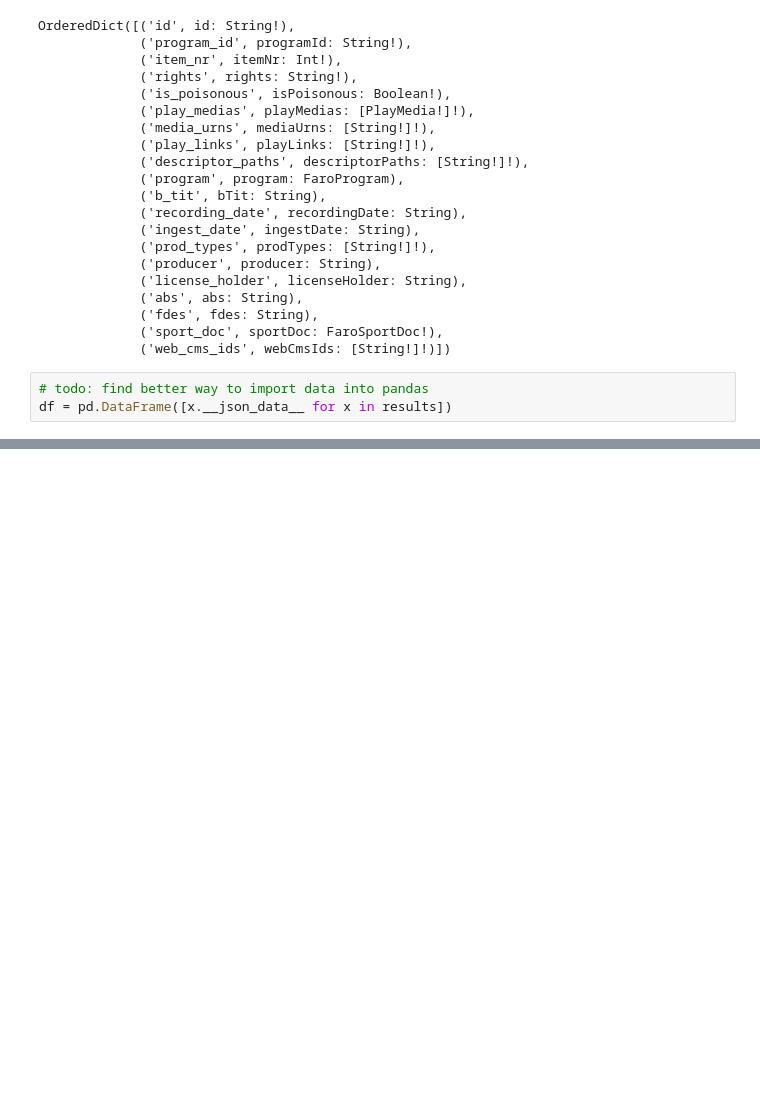
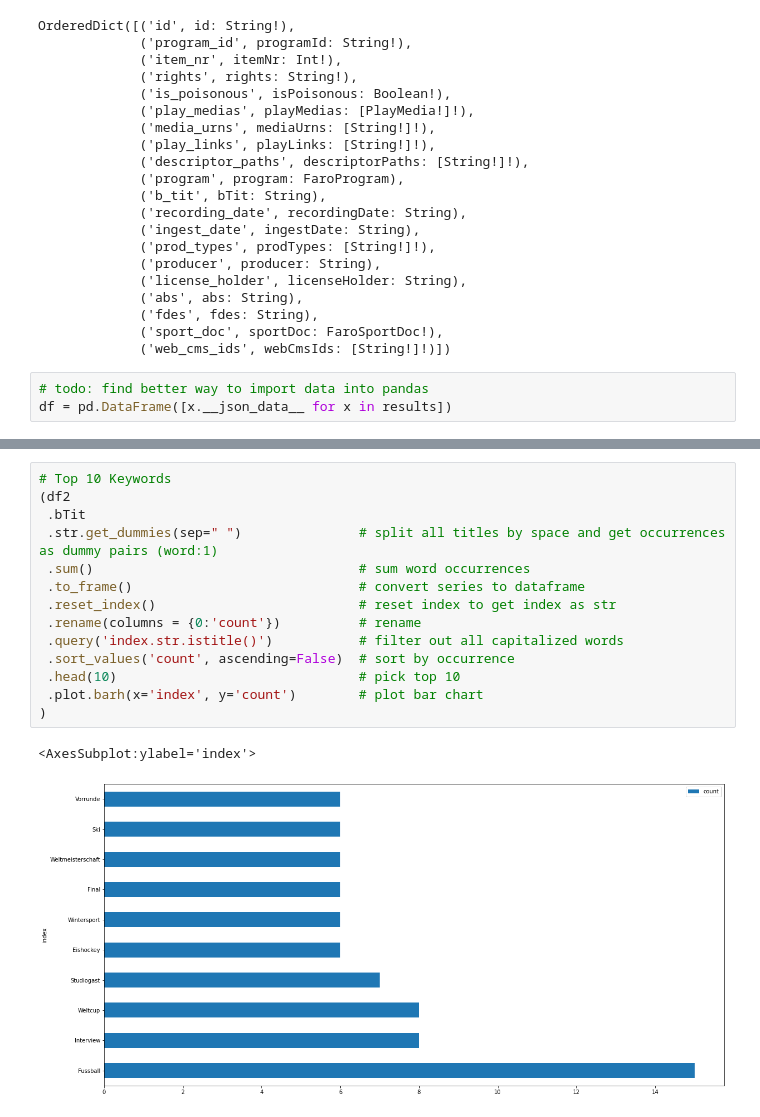
Before and after one commit to SRGSSR/srgssr-publication-data-api, a Jupyter notebook: examples/04_distribution_example.ipynb, the cells around one changed output, grey strips where cells are left out. Drawn from its saved outputs; the diff is of its cells as text; blank space fills up the shorter version.

Commit message:
SRGPDP-800: change notebook title and add sport top keywords

```diff
--- a/examples/04_distribution_example.ipynb
+++ b/examples/04_distribution_example.ipynb
@@ -211,0 +236,17 @@ df2
+# %%
+# Top 10 Keywords
+(df2
+ .bTit
+ .str.get_dummies(sep=" ")               # split all titles by space and get occurrences as dummy pairs (word:1)
+ .sum()                                  # sum word occurrences
+ .to_frame()                             # convert series to dataframe
+ .reset_index()                          # reset index to get index as str
+ .rename(columns = {0:'count'})          # rename
+ .query('index.str.istitle()')           # filter out all capitalized words
+ .sort_values('count', ascending=False)  # sort by occurrence
+ .head(10)                               # pick top 10
+ .plot.barh(x='index', y='count')        # plot bar chart
+)
+# %% [output]
+<AxesSubplot:ylabel='index'>
+[figure, added]
```
Also changed, not shown: parts of 19 cells of this notebook.
